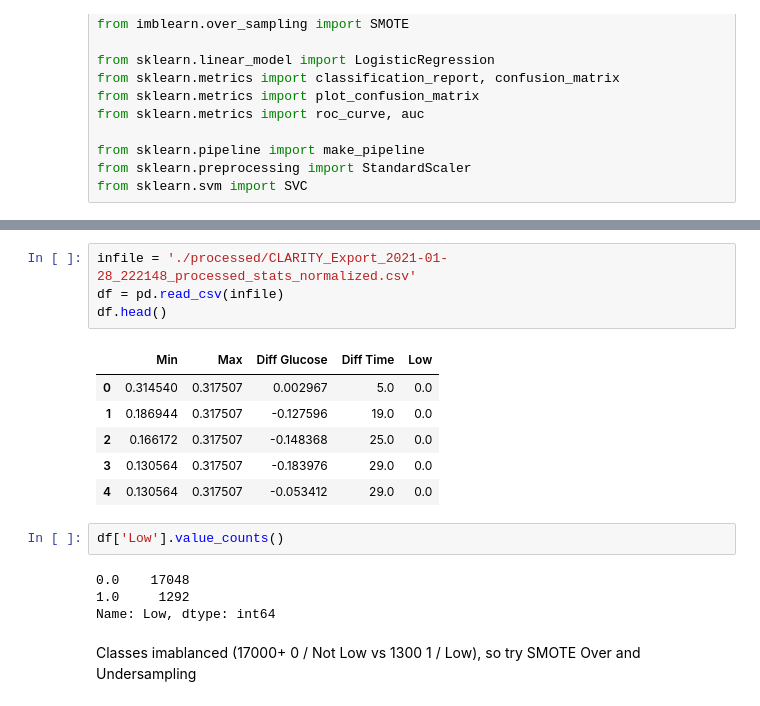
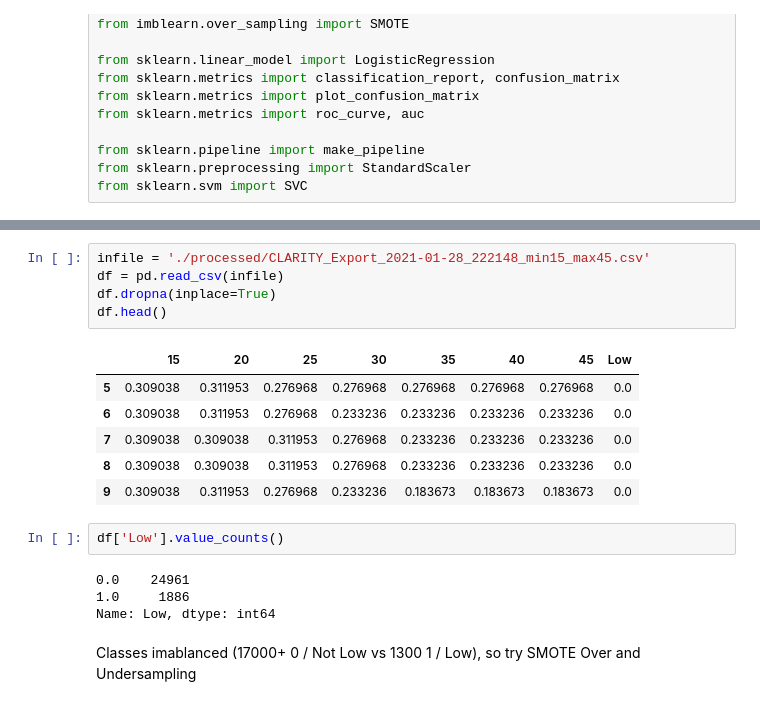
Before and after one commit to josh-tollefson/glucose, a Jupyter notebook: model.ipynb, the cells around one changed output, grey strips where cells are left out. Drawn from its saved outputs; the diff is of its cells as text.

```diff
--- a/model.ipynb
+++ b/model.ipynb
@@ -17,19 +41,20 @@ from sklearn.svm import SVC
 # %%
-infile = './processed/CLARITY_Export_2021-01-28_222148_processed_stats_normalized.csv'
+infile = './processed/CLARITY_Export_2021-01-28_222148_min15_max45.csv'
 df = pd.read_csv(infile)
+df.dropna(inplace=True)
 df.head()
 # %% [output]
-|  | Min | Max | Diff Glucose | Diff Time | Low |
-| 0 | 0.314540 | 0.317507 | 0.002967 | 5.0 | 0.0 |
-| 1 | 0.186944 | 0.317507 | -0.127596 | 19.0 | 0.0 |
-| 2 | 0.166172 | 0.317507 | -0.148368 | 25.0 | 0.0 |
-| 3 | 0.130564 | 0.317507 | -0.183976 | 29.0 | 0.0 |
-| 4 | 0.130564 | 0.317507 | -0.053412 | 29.0 | 0.0 |
+|  | 15 | 20 | 25 | 30 | 35 | 40 | 45 | Low |
+| 5 | 0.309038 | 0.311953 | 0.276968 | 0.276968 | 0.276968 | 0.276968 | 0.276968 | 0.0 |
+| 6 | 0.309038 | 0.311953 | 0.276968 | 0.233236 | 0.233236 | 0.233236 | 0.233236 | 0.0 |
+| 7 | 0.309038 | 0.309038 | 0.311953 | 0.276968 | 0.233236 | 0.233236 | 0.233236 | 0.0 |
+| 8 | 0.309038 | 0.309038 | 0.311953 | 0.276968 | 0.233236 | 0.233236 | 0.233236 | 0.0 |
+| 9 | 0.309038 | 0.311953 | 0.276968 | 0.233236 | 0.183673 | 0.183673 | 0.183673 | 0.0 |
 # %%
 df['Low'].value_counts()
 # %% [output]
-0.0    17048
-1.0     1292
+0.0    24961
+1.0     1886
 Name: Low, dtype: int64
 # %% [markdown]
 Classes imablanced (17000+ 0 / Not Low vs 1300 1 / Low), so try SMOTE Over and Undersampling
```
Also changed, not shown: parts of 11 cells of this notebook, 2 other files.
